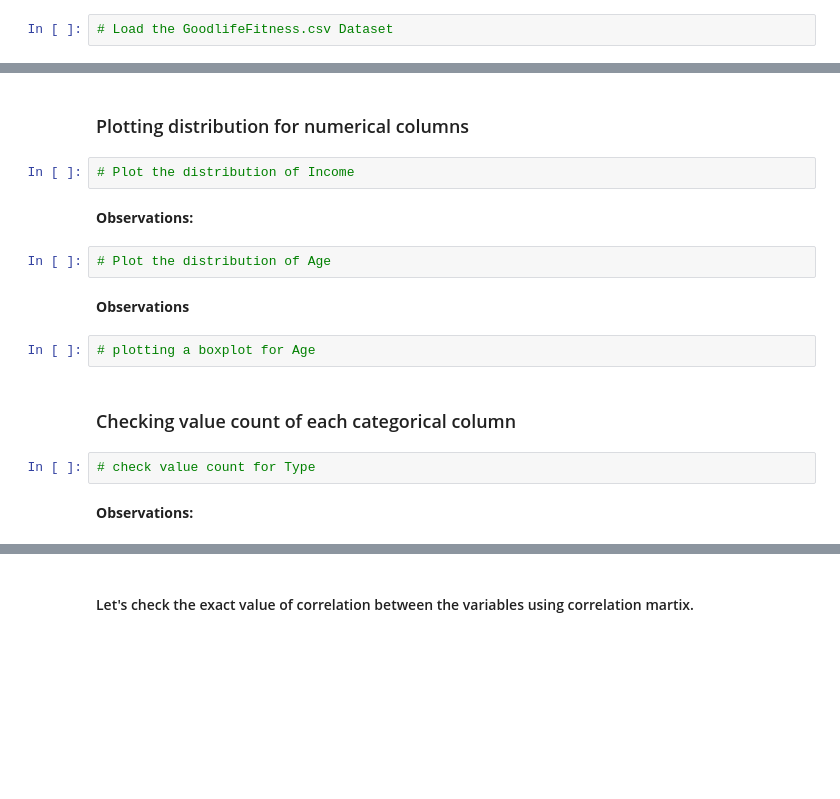
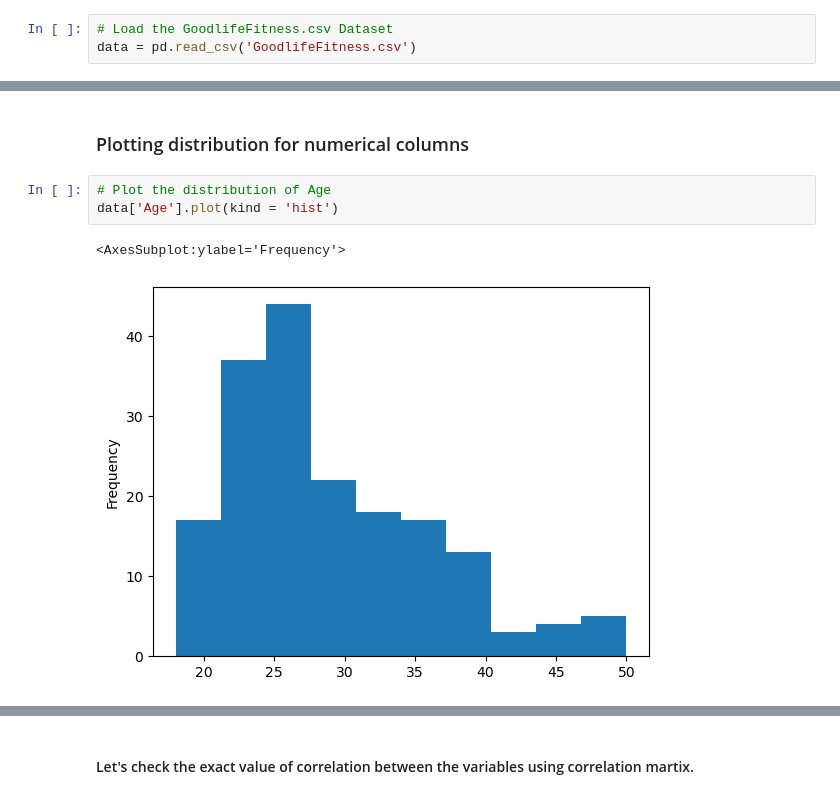
Before and after one commit to Rushanthi23/Programming_for_Data_Science, a Jupyter notebook: Inferential Statistics/Goodlife_Fitness.ipynb, the cells around one changed output, grey strips where cells are left out. Drawn from its saved outputs; the diff is of its cells as text; blank space fills up the shorter version.

```diff
--- a/Inferential Statistics/Goodlife_Fitness.ipynb
+++ b/Inferential Statistics/Goodlife_Fitness.ipynb
@@ -24,4 +25,5 @@ Perform descriptive analysis to create a customer profile for each Goodlife Fitn
 ### Read the dataset
 # %%
 # Load the GoodlifeFitness.csv Dataset
+data = pd.read_csv('GoodlifeFitness.csv')
 # %%
@@ -45,18 +123,8 @@ Perform descriptive analysis to create a customer profile for each Goodlife Fitn
 # %% [markdown]
 ### Plotting distribution for numerical columns
 # %%
-# Plot the distribution of Income
+# Plot the distribution of Age
+data['Age'].plot(kind = 'hist')
+# %% [output]
+<AxesSubplot:ylabel='Frequency'>
+[figure, added]
-# %% [markdown]
-**Observations:**
-# %%
-# Plot the distribution of Age
-# %% [markdown]
-**Observations**
-# %%
-# plotting a boxplot for Age
-# %% [markdown]
-### Checking value count of each categorical column
-# %%
-# check value count for Type
-# %% [markdown]
-**Observations:**
```
Also changed, not shown: parts of 38 cells of this notebook, 2 other files.
